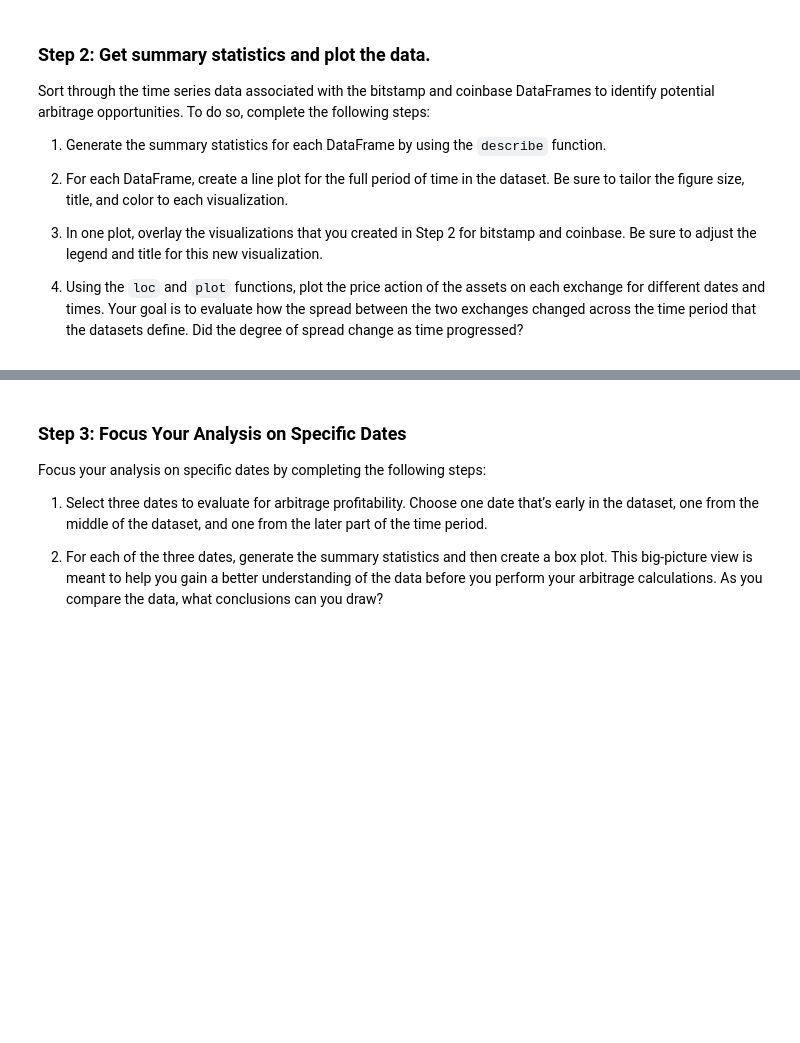
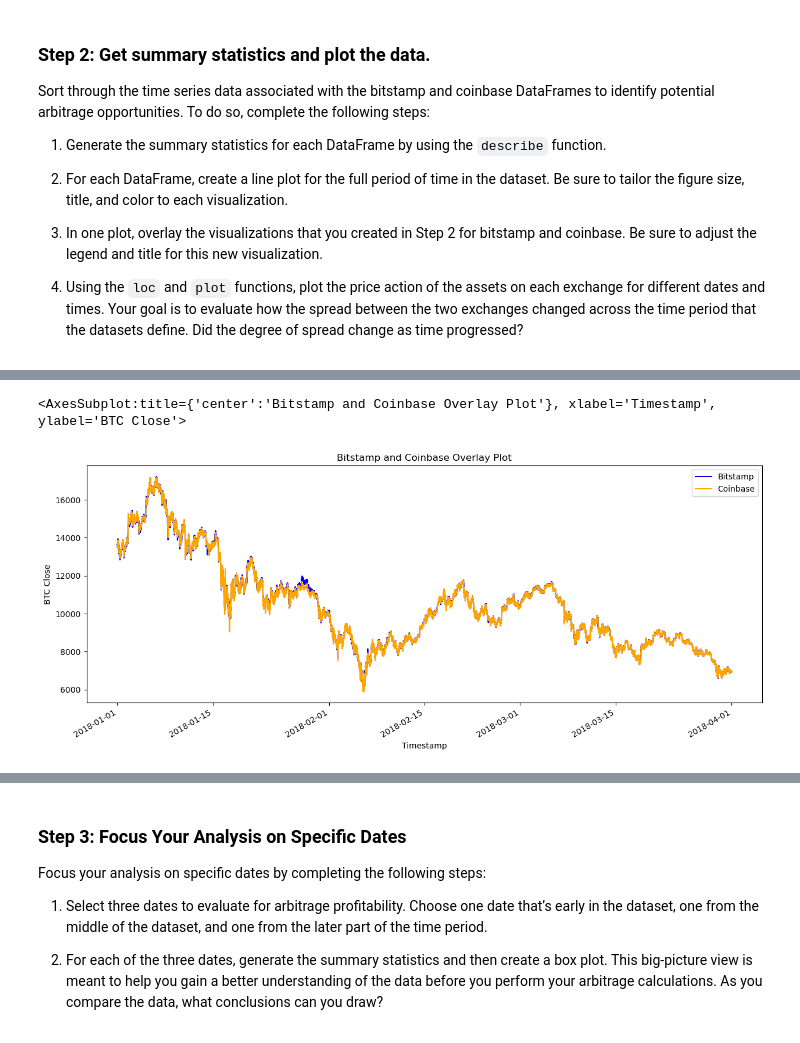
Before and after one commit to BorisDudkin/Fintech_Module3_Bitcoin_Arbitrage, a Jupyter notebook: crypto_arbitrage.ipynb, the cells around one changed output, grey strips where cells are left out. Cells and saved outputs as stored; diff of their text form; code cells hidden in the pictures; blank space fills up the shorter version.

```diff
--- a/crypto_arbitrage.ipynb
+++ b/crypto_arbitrage.ipynb
@@ -411,8 +451,12 @@ Sort through the time series data associated with the bitstamp and coinbase Data
 # %%
 # Overlay the visualizations for the bitstamp and coinbase DataFrames in one plot
 # The plot should visualize the prices over the full lenth of the dataset
 # Be sure to include the parameters: legend, figure size, title, and color and label
-# YOUR CODE HERE
+bitstamp['Close'].plot(legend=True, figsize=(15, 6), title="Bitstamp and Coinbase Overlay Plot", color="blue", ylabel = "BTC Close", label="Bitstamp")
+coinbase['Close'].plot(legend=True, figsize=(15, 6), color="orange", ylabel = "BTC Close", label="Coinbase")
+# %% [output]
+<AxesSubplot:title={'center':'Bitstamp and Coinbase Overlay Plot'}, xlabel='Timestamp', ylabel='BTC Close'>
+[figure, added]
 # %%
 # Using the loc and plot functions, create an overlay plot that visualizes
 # the price action of both DataFrames for a one month period early in the dataset
```
Also changed, not shown: parts of 20 cells of this notebook.
